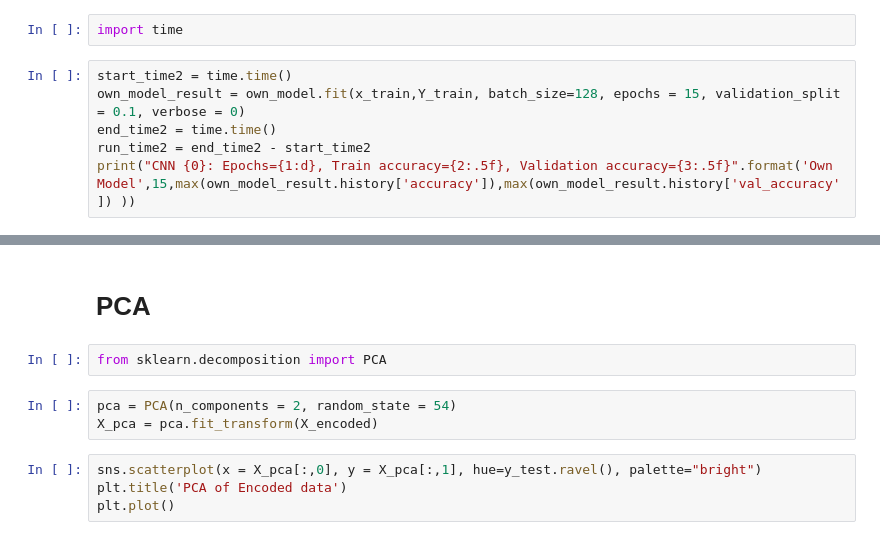
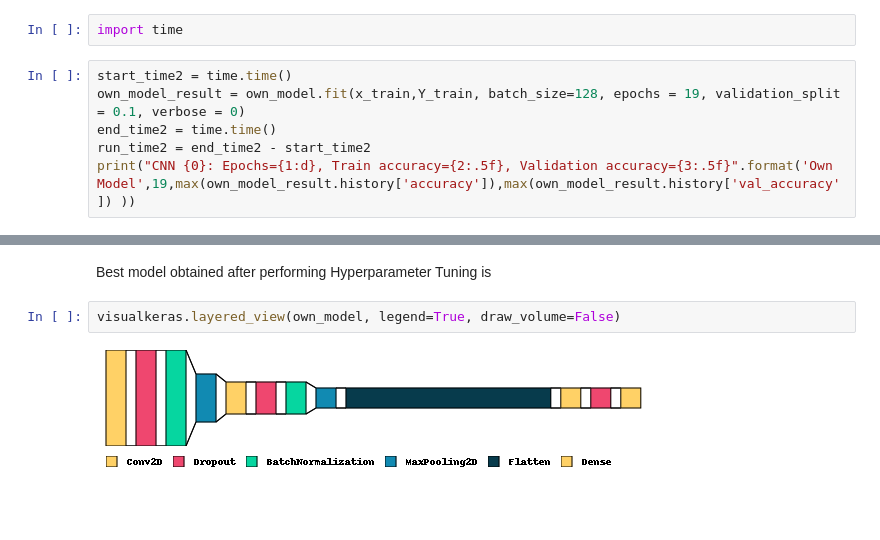
Before and after one commit to mukunds97/Fashion_MNIST_Classification, a Jupyter notebook: Fashion_MNIST_Classification.ipynb, the cells around one changed output, grey strips where cells are left out. Drawn from its saved outputs; the diff is of its cells as text; blank space fills up the shorter version.

```diff
--- a/Fashion_MNIST_Classification.ipynb
+++ b/Fashion_MNIST_Classification.ipynb
@@ -357,7 +381,7 @@ own_model.compile(optimizer="adam", loss="categorical_crossentropy", metrics=["a
 import time
 # %%
 start_time2 = time.time()
-own_model_result = own_model.fit(x_train,Y_train, batch_size=128, epochs = 15, validation_split = 0.1, verbose = 0)
+own_model_result = own_model.fit(x_train,Y_train, batch_size=128, epochs = 19, validation_split = 0.1, verbose = 0)
 end_time2 = time.time()
 run_time2 = end_time2 - start_time2
-print("CNN {0}: Epochs={1:d}, Train accuracy={2:.5f}, Validation accuracy={3:.5f}".format('Own Model',15,max(own_model_result.history['accuracy']),max(own_model_result.history['val_accuracy']) ))
+print("CNN {0}: Epochs={1:d}, Train accuracy={2:.5f}, Validation accuracy={3:.5f}".format('Own Model',19,max(own_model_result.history['accuracy']),max(own_model_result.history['val_accuracy']) ))
@@ -374,11 +390,6 @@ X_encoded = encoded_model(x_test)
-# %% [markdown]
-# PCA
-# %%
-from sklearn.decomposition import PCA
-# %%
-pca = PCA(n_components = 2, random_state = 54)
-X_pca = pca.fit_transform(X_encoded)
-# %%
-sns.scatterplot(x = X_pca[:,0], y = X_pca[:,1], hue=y_test.ravel(), palette="bright")
-plt.title('PCA of Encoded data')
-plt.plot()
+# %% [markdown]
+Best model obtained after performing Hyperparameter Tuning is
+# %%
+visualkeras.layered_view(own_model, legend=True, draw_volume=False)
+# %% [output]
+[figure, added]
```
Also changed, not shown: parts of 28 cells of this notebook, 1 other file.
